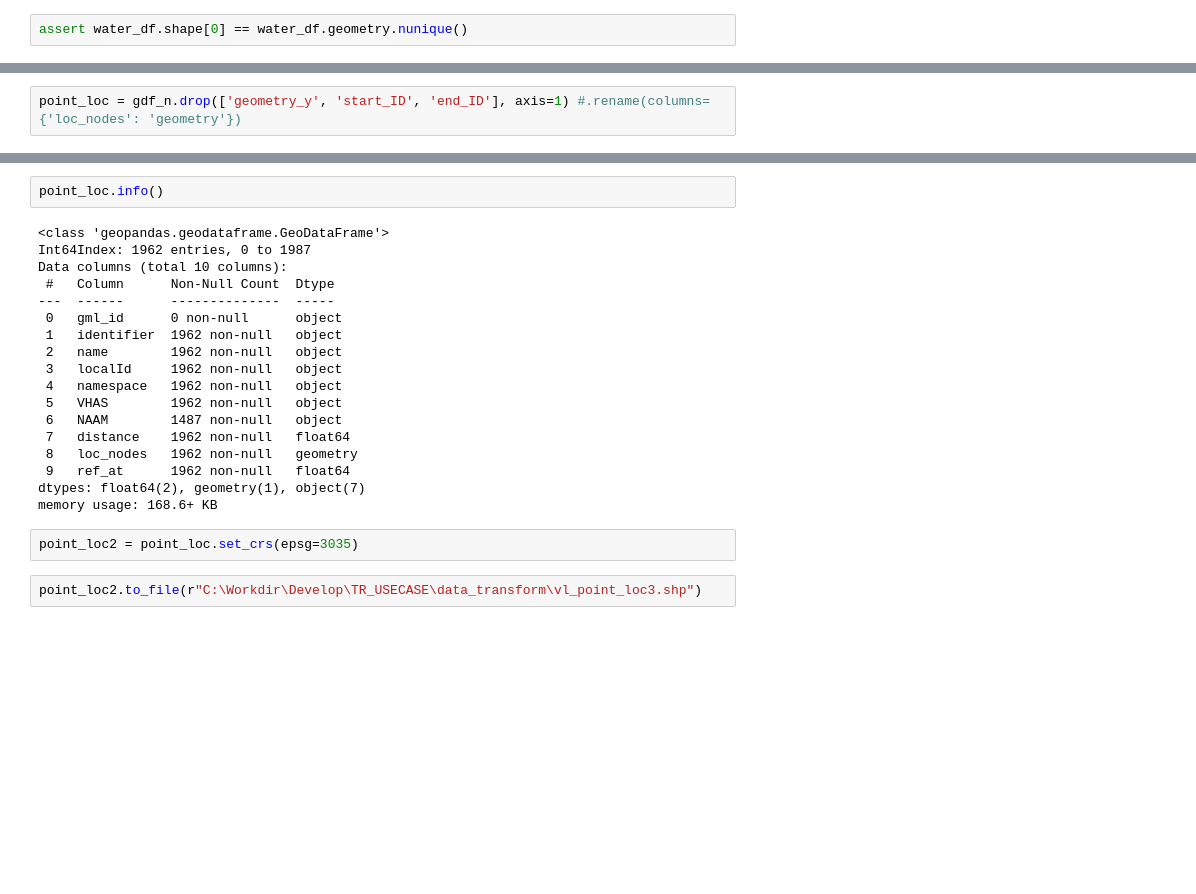
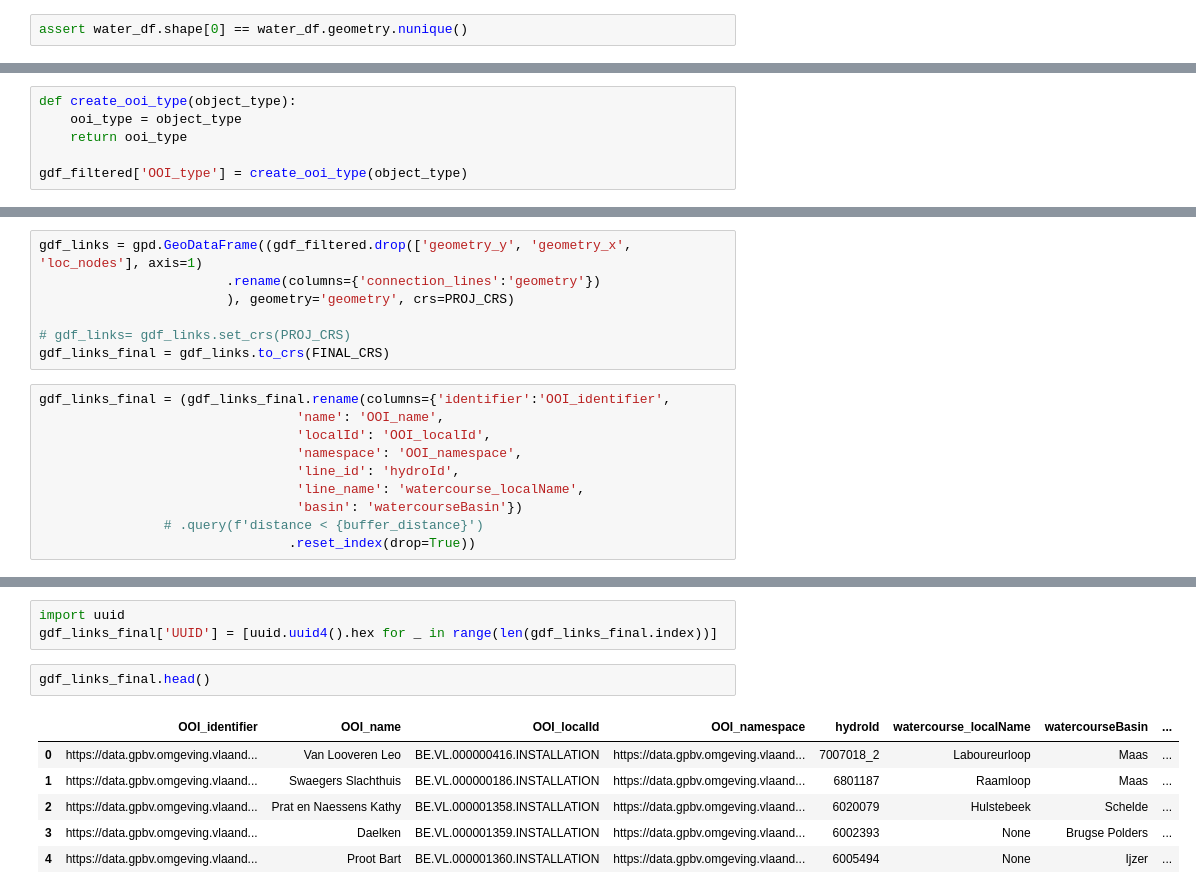
Before and after one commit to naomithiru/go-peg, a Jupyter notebook: notebooks/locations_of_interest_points.ipynb, the cells around one changed output, grey strips where cells are left out. Saved outputs shown, nothing was run; the diff lists cells and outputs as text; blank space fills up the shorter version.

```diff
--- a/notebooks/locations_of_interest_points.ipynb
+++ b/notebooks/locations_of_interest_points.ipynb
@@ -251,0 +236,6 @@ gdf_n.head(2)
+# %%
+def create_ooi_type(object_type):
+    ooi_type = object_type
+    return ooi_type
+
+gdf_filtered['OOI_type'] = create_ooi_type(object_type)
@@ -252,2 +256,17 @@ gdf_n.head(2)
+# %%
+gdf_links = gpd.GeoDataFrame((gdf_filtered.drop(['geometry_y', 'geometry_x', 'loc_nodes'], axis=1)
+                        .rename(columns={'connection_lines':'geometry'})
+                        ), geometry='geometry', crs=PROJ_CRS)
+
+# gdf_links= gdf_links.set_crs(PROJ_CRS)
+gdf_links_final = gdf_links.to_crs(FINAL_CRS)
 # %%
-point_loc = gdf_n.drop(['geometry_y', 'start_ID', 'end_ID'], axis=1) #.rename(columns={'loc_nodes': 'geometry'})
+gdf_links_final = (gdf_links_final.rename(columns={'identifier':'OOI_identifier',
+                                 'name': 'OOI_name',
+                                 'localId': 'OOI_localId',
+                                 'namespace': 'OOI_namespace',
+                                 'line_id': 'hydroId',
+                                 'line_name': 'watercourse_localName',
+                                 'basin': 'watercourseBasin'})
+                # .query(f'distance < {buffer_distance}')
+                                .reset_index(drop=True))
@@ -260,24 +273,12 @@ point_loc.head(2)
-# %%
-point_loc.info()
-# %% [output]
-<class 'geopandas.geodataframe.GeoDataFrame'>
-Int64Index: 1962 entries, 0 to 1987
-Data columns (total 10 columns):
- #   Column      Non-Null Count  Dtype
----  ------      --------------  -----
- 0   gml_id      0 non-null      object
- 1   identifier  1962 non-null   object
- 2   name        1962 non-null   object
- 3   localId     1962 non-null   object
- 4   namespace   1962 non-null   object
- 5   VHAS        1962 non-null   object
- 6   NAAM        1487 non-null   object
- 7   distance    1962 non-null   float64
- 8   loc_nodes   1962 non-null   geometry
- 9   ref_at      1962 non-null   float64
-dtypes: float64(2), geometry(1), object(7)
-memory usage: 168.6+ KB
-# %%
-point_loc2 = point_loc.set_crs(epsg=3035)
-# %%
-point_loc2.to_file(r"C:\Workdir\Develop\TR_USECASE\data_transform\vl_point_loc3.shp")
+# %%
+import uuid
+gdf_links_final['UUID'] = [uuid.uuid4().hex for _ in range(len(gdf_links_final.index))]
+# %%
+gdf_links_final.head()
+# %% [output]
+|  | OOI_identifier | OOI_name | OOI_localId | OOI_namespace | hydroId | watercourse_localName | watercourseBasin | ... |
+| 0 | https://data.gpbv.omgeving.vlaand... | Van Looveren Leo | BE.VL.000000416.INSTALLATION | https://data.gpbv.omgeving.vlaand... | 7007018_2 | Laboureurloop | Maas | ... |
+| 1 | https://data.gpbv.omgeving.vlaand... | Swaegers Slachthuis | BE.VL.000000186.INSTALLATION | https://data.gpbv.omgeving.vlaand... | 6801187 | Raamloop | Maas | ... |
+| 2 | https://data.gpbv.omgeving.vlaand... | Prat en Naessens Kathy | BE.VL.000001358.INSTALLATION | https://data.gpbv.omgeving.vlaand... | 6020079 | Hulstebeek | Schelde | ... |
+| 3 | https://data.gpbv.omgeving.vlaand... | Daelken | BE.VL.000001359.INSTALLATION | https://data.gpbv.omgeving.vlaand... | 6002393 | None | Brugse Polders | ... |
+| 4 | https://data.gpbv.omgeving.vlaand... | Proot Bart | BE.VL.000001360.INSTALLATION | https://data.gpbv.omgeving.vlaand... | 6005494 | None | Ijzer | ... |
```
Also changed, not shown: parts of 50 cells of this notebook, 8 other files.
